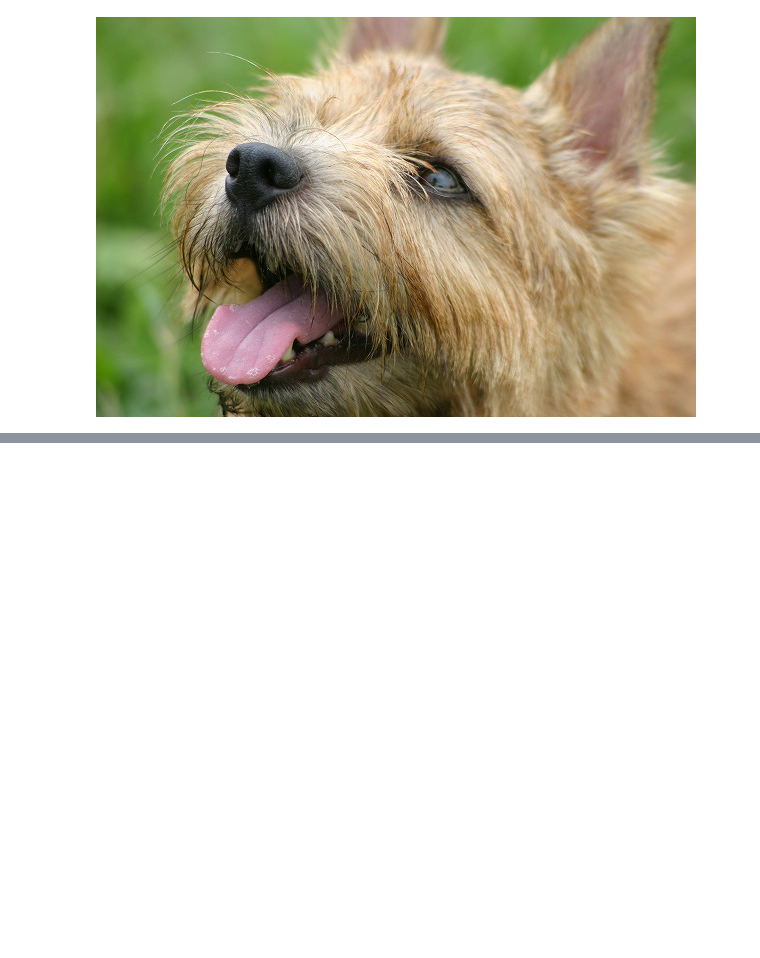
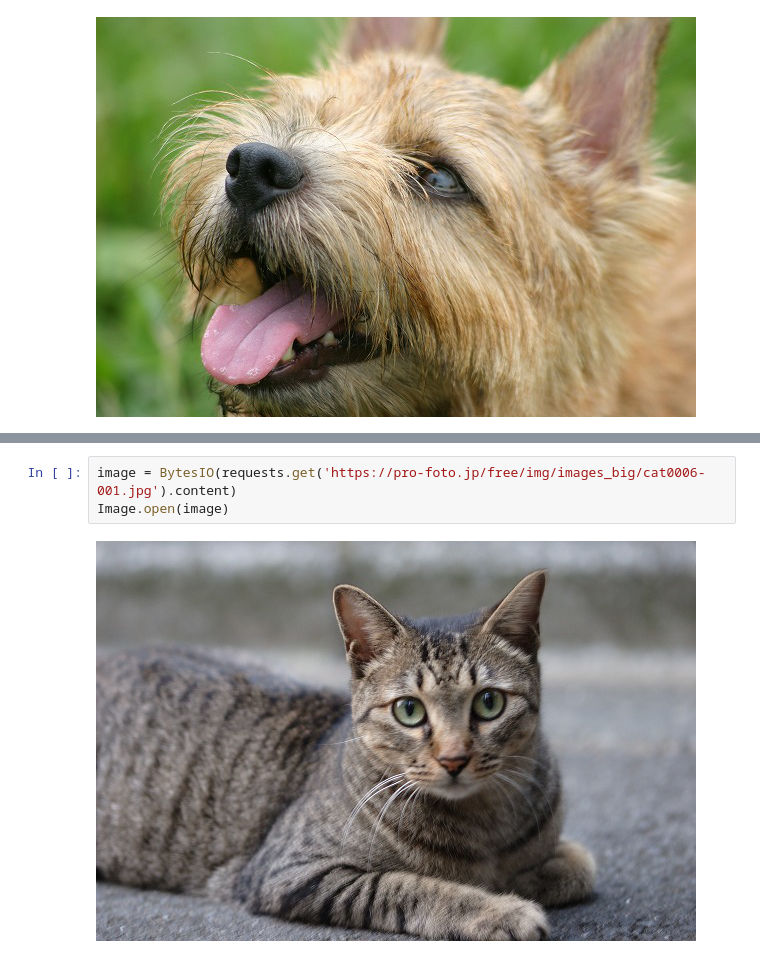
Before and after one commit to tkinjo1985/lobe_py, a Jupyter notebook: lobe_sample.ipynb, the cells around one changed output, grey strips where cells are left out. Saved outputs shown, nothing was run; the diff lists cells and outputs as text; blank space fills up the shorter version.

```diff
--- a/lobe_sample.ipynb
+++ b/lobe_sample.ipynb
@@ -70 +75,6 @@ Wall time: 573 ms
 'dog'
+# %%
+image = BytesIO(requests.get('https://pro-foto.jp/free/img/images_big/cat0006-001.jpg').content)
+Image.open(image)
+# %% [output]
+[figure, added]
```
Also changed, not shown: parts of 7 cells of this notebook, 3 other files.
